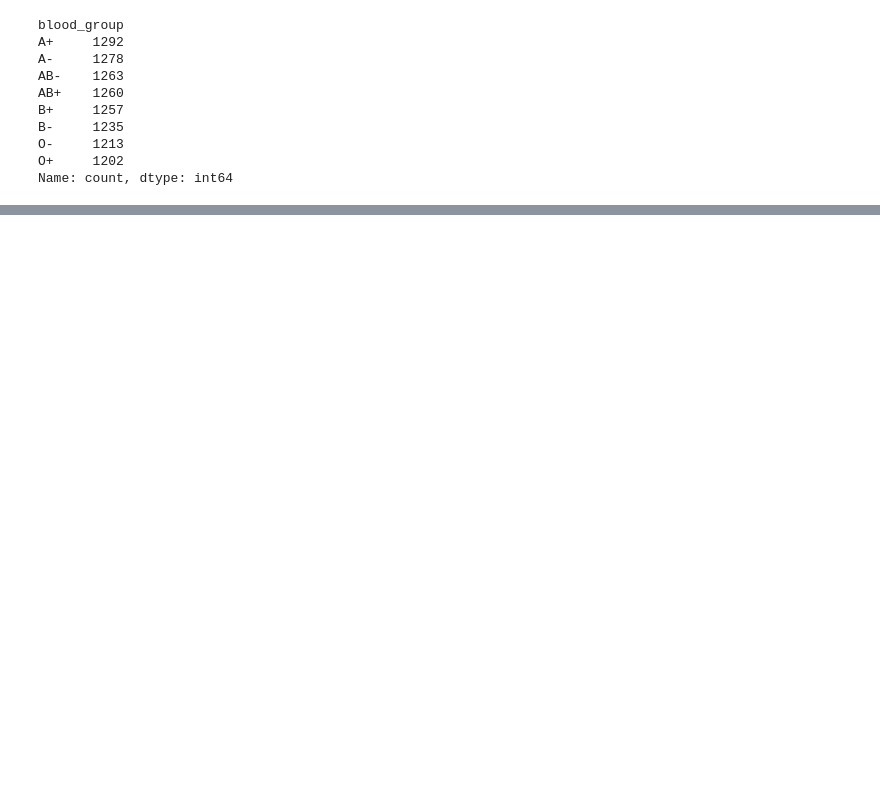
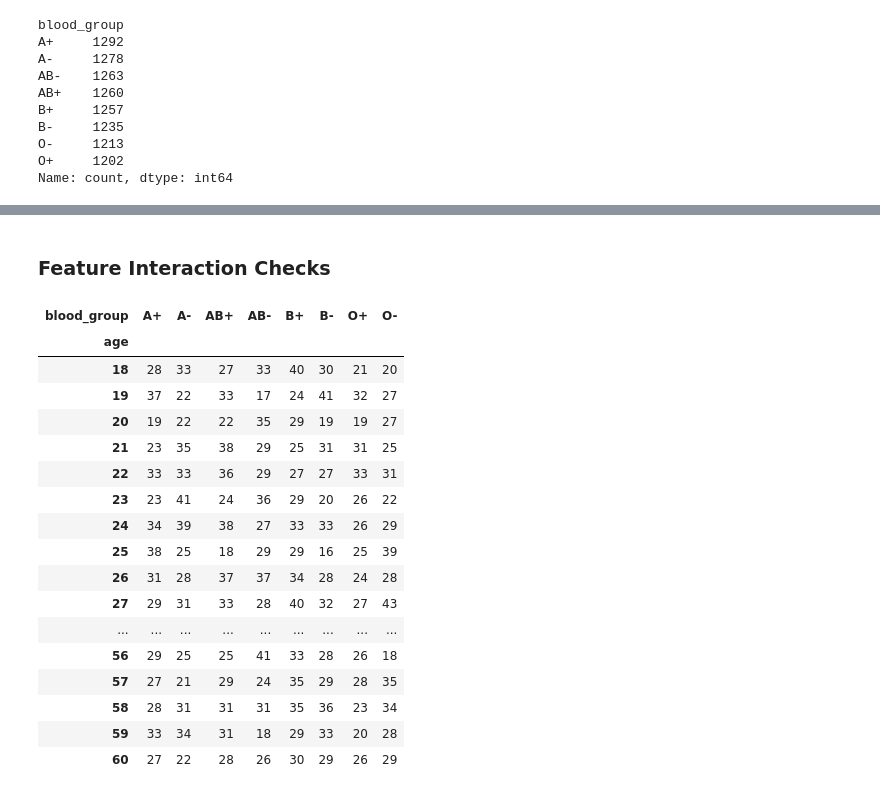
Before and after one commit to AnupCh37/BloodFinderAnalysis, a Jupyter notebook: notebooks/01_data_overview_cleaning.ipynb, the cells around one changed output, grey strips where cells are left out. Drawn from its saved outputs; the diff is of its cells as text; code cells hidden in the pictures; blank space fills up the shorter version.

```diff
--- a/notebooks/01_data_overview_cleaning.ipynb
+++ b/notebooks/01_data_overview_cleaning.ipynb
@@ -267,0 +374,23 @@ donor_df['preferred_contact_method'].value_counts()
+# %% [markdown]
+### Feature Interaction Checks
+# %%
+pd.crosstab(donor_df['age'],donor_df["blood_group"])
+# %% [output]
+| blood_group | A+ | A- | AB+ | AB- | B+ | B- | O+ | O- |
+| age |  |  |  |  |  |  |  |  |
+| 18 | 28 | 33 | 27 | 33 | 40 | 30 | 21 | 20 |
+| 19 | 37 | 22 | 33 | 17 | 24 | 41 | 32 | 27 |
+| 20 | 19 | 22 | 22 | 35 | 29 | 19 | 19 | 27 |
+| 21 | 23 | 35 | 38 | 29 | 25 | 31 | 31 | 25 |
+| 22 | 33 | 33 | 36 | 29 | 27 | 27 | 33 | 31 |
+| 23 | 23 | 41 | 24 | 36 | 29 | 20 | 26 | 22 |
+| 24 | 34 | 39 | 38 | 27 | 33 | 33 | 26 | 29 |
+| 25 | 38 | 25 | 18 | 29 | 29 | 16 | 25 | 39 |
+| 26 | 31 | 28 | 37 | 37 | 34 | 28 | 24 | 28 |
+| 27 | 29 | 31 | 33 | 28 | 40 | 32 | 27 | 43 |
+| ... | ... | ... | ... | ... | ... | ... | ... | ... |
+| 56 | 29 | 25 | 25 | 41 | 33 | 28 | 26 | 18 |
+| 57 | 27 | 21 | 29 | 24 | 35 | 29 | 28 | 35 |
+| 58 | 28 | 31 | 31 | 31 | 35 | 36 | 23 | 34 |
+| 59 | 33 | 34 | 31 | 18 | 29 | 33 | 20 | 28 |
+| 60 | 27 | 22 | 28 | 26 | 30 | 29 | 26 | 29 |
```
Also changed, not shown: parts of 62 cells of this notebook.
